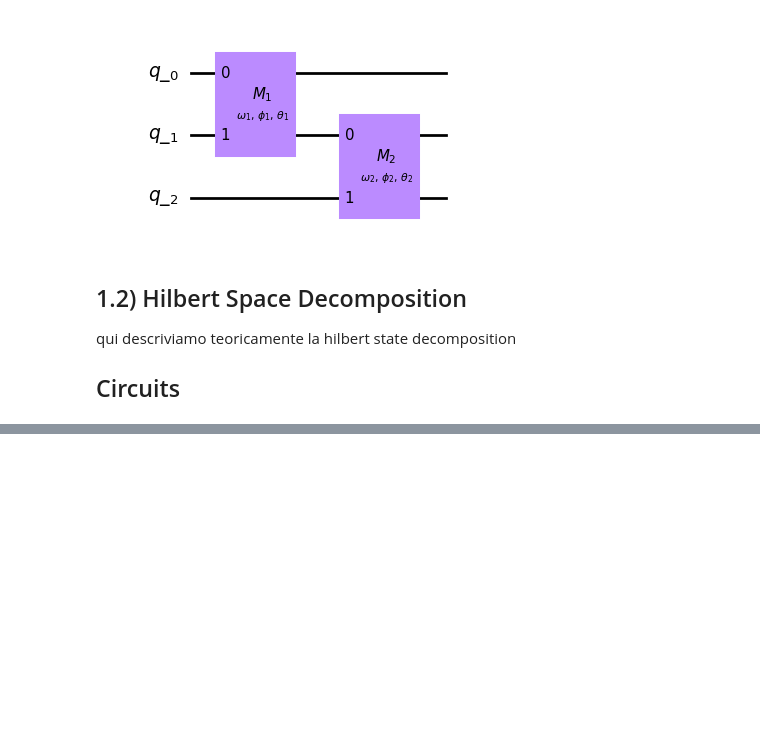
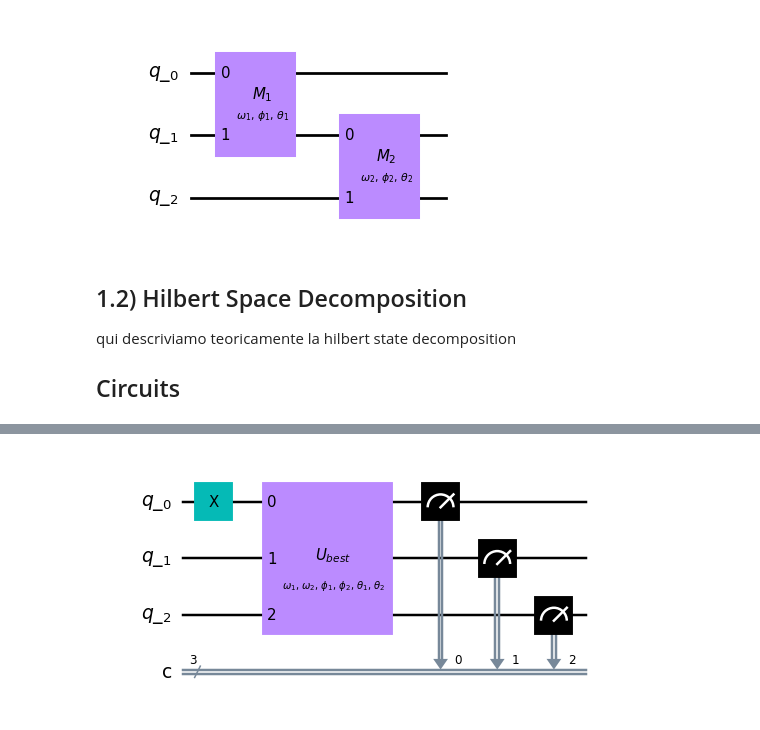
Before and after one commit to Valerio-Amico/valerio_amico_quantum_00, a Jupyter notebook: final_commit/final_commit.ipynb, the cells around one changed output, grey strips where cells are left out. Saved outputs shown, nothing was run; the diff lists cells and outputs as text; code cells hidden in the pictures; blank space fills up the shorter version.

Commit message:
building circuits in final_commit

```diff
--- a/final_commit/final_commit.ipynb
+++ b/final_commit/final_commit.ipynb
@@ -91,7 +91,7 @@ M2_qc = get_M(theta_2, phi_2, omega_2, name=r"$M_2$")
 
 #building the circuit of U_best
 U_best_qr = QuantumRegister(3, name = "q_")
-U_best_qc = QuantumCircuit(U_best_qr, name = r"$U_{best}")
+U_best_qc = QuantumCircuit(U_best_qr, name = r"$U_{best}$")
 
 U_best_qc.append(M1_qc, [U_best_qr[0],U_best_qr[1]])
 U_best_qc.append(M2_qc, [U_best_qr[1],U_best_qr[2]])
@@ -159,0 +139,22 @@ Let H be any tomography base
+# %%
+calib_circuits_CIC = []
+
+state_labels = ['000', '001', '010', '011', '100', '101', '110', '111']
+
+for state in state_labels:
+    cr_cal_itself = ClassicalRegister(3, name = "c")
+    qr_cal_itself = QuantumRegister(3, name = "q_")
+    qc_cal_itself = QuantumCircuit(qr_cal_itself, cr_cal_itself, name=f"mcalcal_{i}")
+    # first we prepare the initial state.
+    for qubit in [0,1,2]:
+        if state[::-1][qubit] == "1":
+            qc_cal_itself.x(qr_cal_itself[qubit])
+    # then we append the circuit.
+    qc_cal_itself.append(U_best_qc, qr_cal_itself)
+    qc_cal_itself.measure(qr_cal_itself, cr_cal_itself)
+
+    calib_circuits_CIC.append(qc_cal_itself)
+# example: for i = 1 we should preper the state |001> (gate x on first qubit).
+calib_circuits_CIC[1].draw(output="mpl", style={"figwidth":7, "fontsize":12})
+# %% [output]
+[figure, added]
```
Also changed, not shown: parts of 5 cells of this notebook, 2 other files.
